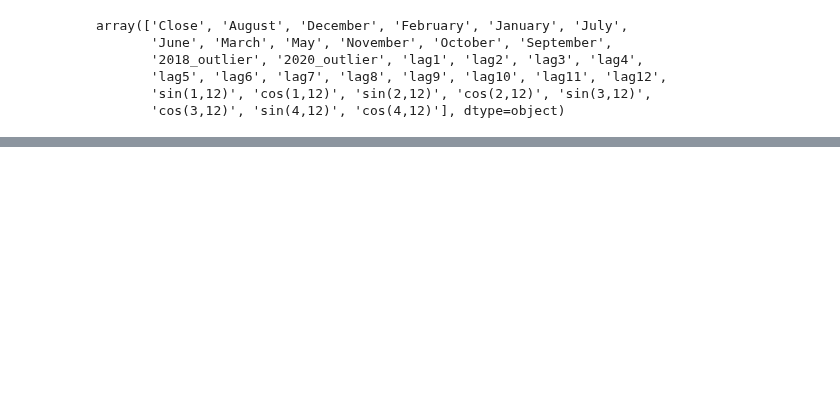
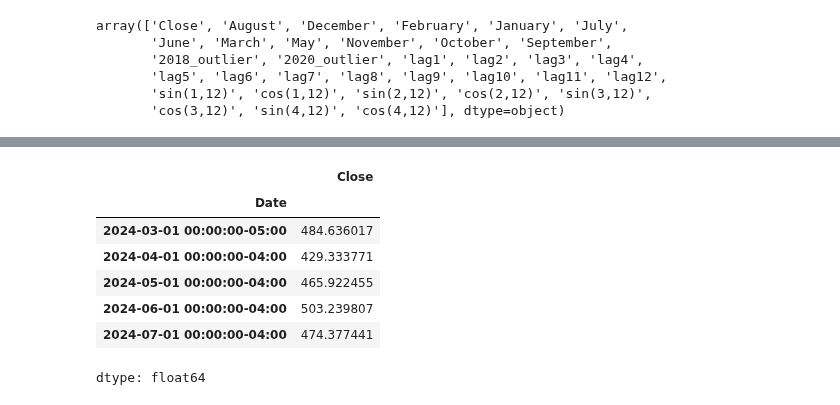
Before and after one commit to Michelleagl/Series_de_Tiempo, a Jupyter notebook: Regresión_lineal.ipynb, the cells around one changed output, grey strips where cells are left out. Cells and saved outputs as stored; diff of their text form; code cells hidden in the pictures; blank space fills up the shorter version.

```diff
--- a/Regresión_lineal.ipynb
+++ b/Regresión_lineal.ipynb
@@ -746,0 +957,15 @@ array([ 0.36139749, -0.        ,  0.        , -0.        ,  0.        ,
+# %%
+stock = 'META'
+ticker = yf.Ticker(stock)
+META = ticker.history(start= '1993-01-01', end= '2024-07-31', interval='1mo')['Close']
+
+META.tail()
+# %% [output]
+|  | Close |
+| Date |  |
+| 2024-03-01 00:00:00-05:00 | 484.636017 |
+| 2024-04-01 00:00:00-04:00 | 429.333771 |
+| 2024-05-01 00:00:00-04:00 | 465.922455 |
+| 2024-06-01 00:00:00-04:00 | 503.239807 |
+| 2024-07-01 00:00:00-04:00 | 474.377441 |
+dtype: float64
```
Also changed, not shown: parts of 81 cells of this notebook.
